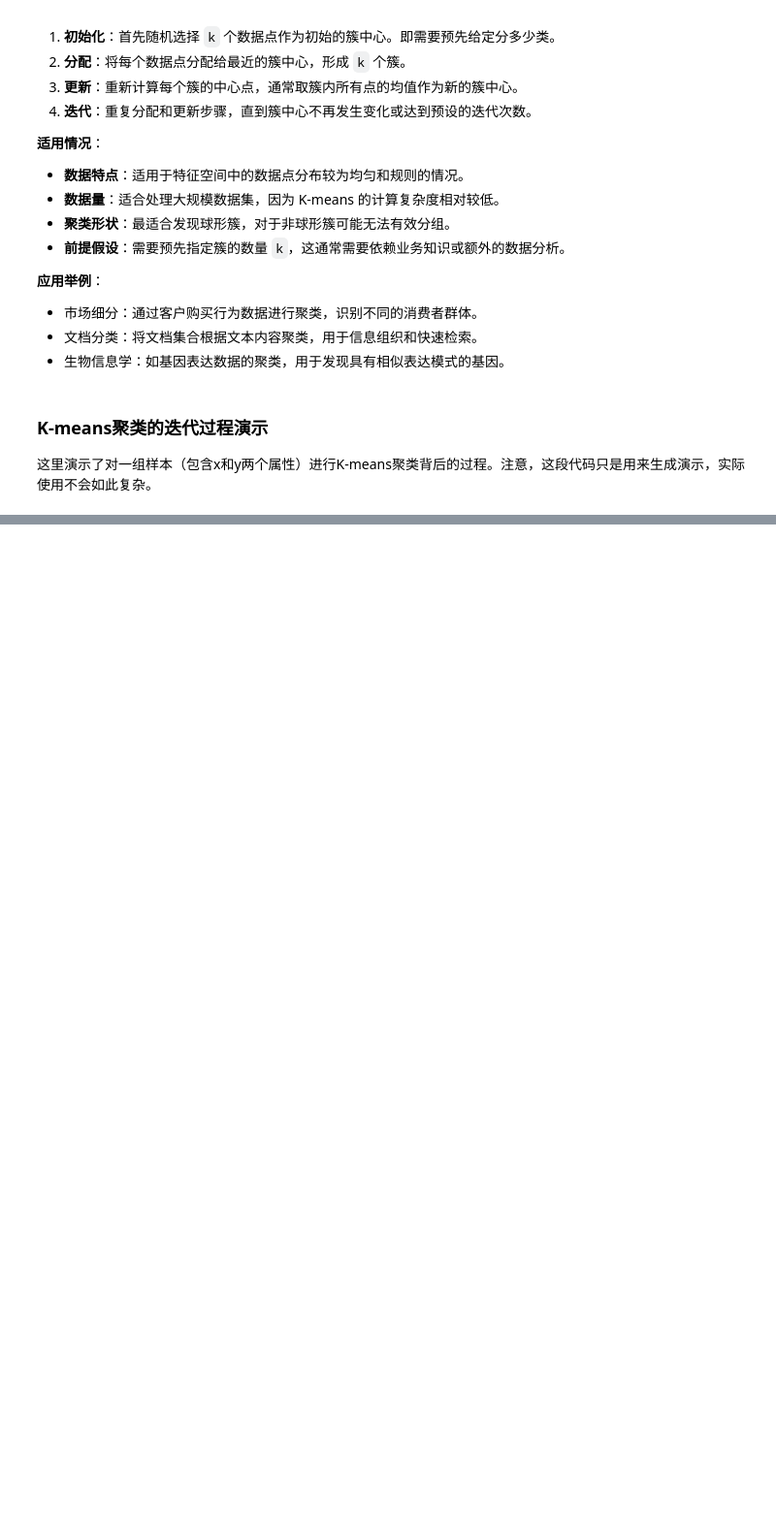
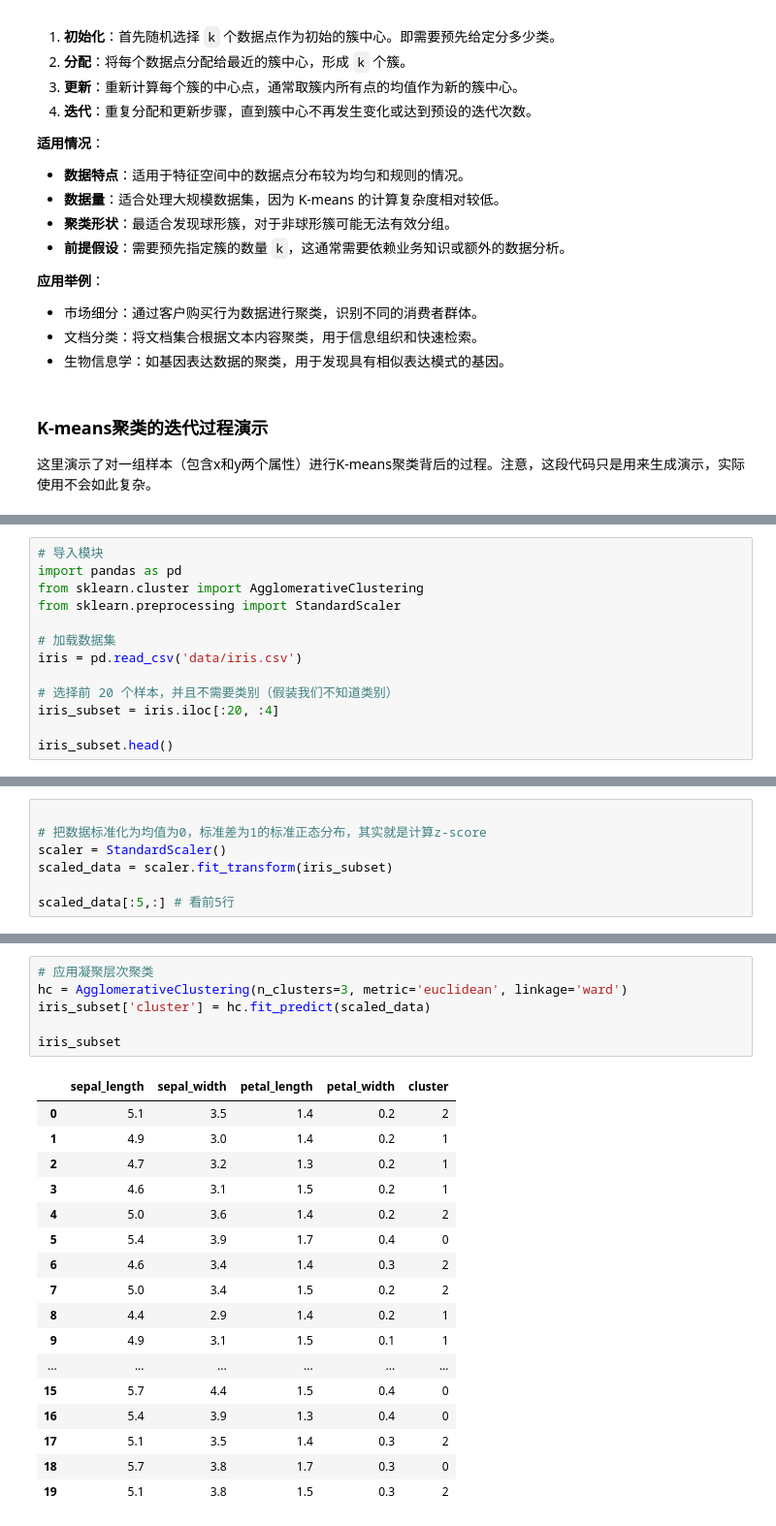
Before and after one commit to itsaquestion/py4ss_v4, a Jupyter notebook: book_parts/stats/04-clustering.ipynb, the cells around one changed output, grey strips where cells are left out. Shown at 97% size. Drawn from its saved outputs; the diff is of its cells as text; blank space fills up the shorter version.

```diff
--- a/book_parts/stats/04-clustering.ipynb
+++ b/book_parts/stats/04-clustering.ipynb
@@ -82,0 +272,13 @@ plt.show()
+# %%
+# 导入模块
+import pandas as pd
+from sklearn.cluster import AgglomerativeClustering
+from sklearn.preprocessing import StandardScaler
+
+# 加载数据集
+iris = pd.read_csv('data/iris.csv')
+
+# 选择前 20 个样本，并且不需要类别（假装我们不知道类别）
+iris_subset = iris.iloc[:20, :4]
+
+iris_subset.head()
@@ -82,0 +298,7 @@ plt.show()
+# %%
+
+# 把数据标准化为均值为0，标准差为1的标准正态分布，其实就是计算z-score
+scaler = StandardScaler()
+scaled_data = scaler.fit_transform(iris_subset)
+
+scaled_data[:5,:] # 看前5行
@@ -82,0 +373,24 @@ plt.show()
+# %%
+# 应用凝聚层次聚类
+hc = AgglomerativeClustering(n_clusters=3, metric='euclidean', linkage='ward')
+iris_subset['cluster'] = hc.fit_predict(scaled_data)
+
+iris_subset
+# %% [output]
+|  | sepal_length | sepal_width | petal_length | petal_width | cluster |
+| 0 | 5.1 | 3.5 | 1.4 | 0.2 | 2 |
+| 1 | 4.9 | 3.0 | 1.4 | 0.2 | 1 |
+| 2 | 4.7 | 3.2 | 1.3 | 0.2 | 1 |
+| 3 | 4.6 | 3.1 | 1.5 | 0.2 | 1 |
+| 4 | 5.0 | 3.6 | 1.4 | 0.2 | 2 |
+| 5 | 5.4 | 3.9 | 1.7 | 0.4 | 0 |
+| 6 | 4.6 | 3.4 | 1.4 | 0.3 | 2 |
+| 7 | 5.0 | 3.4 | 1.5 | 0.2 | 2 |
+| 8 | 4.4 | 2.9 | 1.4 | 0.2 | 1 |
+| 9 | 4.9 | 3.1 | 1.5 | 0.1 | 1 |
+| ... | ... | ... | ... | ... | ... |
+| 15 | 5.7 | 4.4 | 1.5 | 0.4 | 0 |
+| 16 | 5.4 | 3.9 | 1.3 | 0.4 | 0 |
+| 17 | 5.1 | 3.5 | 1.4 | 0.3 | 2 |
+| 18 | 5.7 | 3.8 | 1.7 | 0.3 | 0 |
+| 19 | 5.1 | 3.8 | 1.5 | 0.3 | 2 |
```
Also changed, not shown: parts of 27 cells of this notebook, 28 other files.
